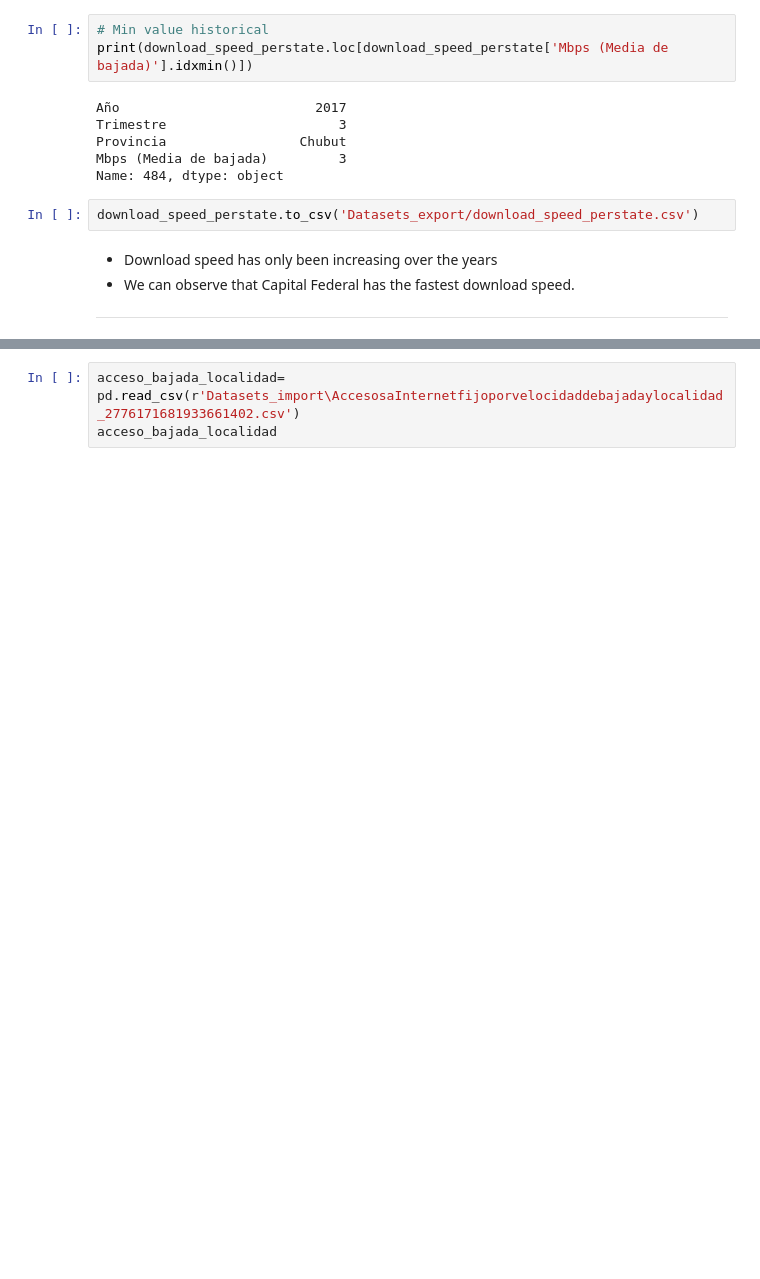
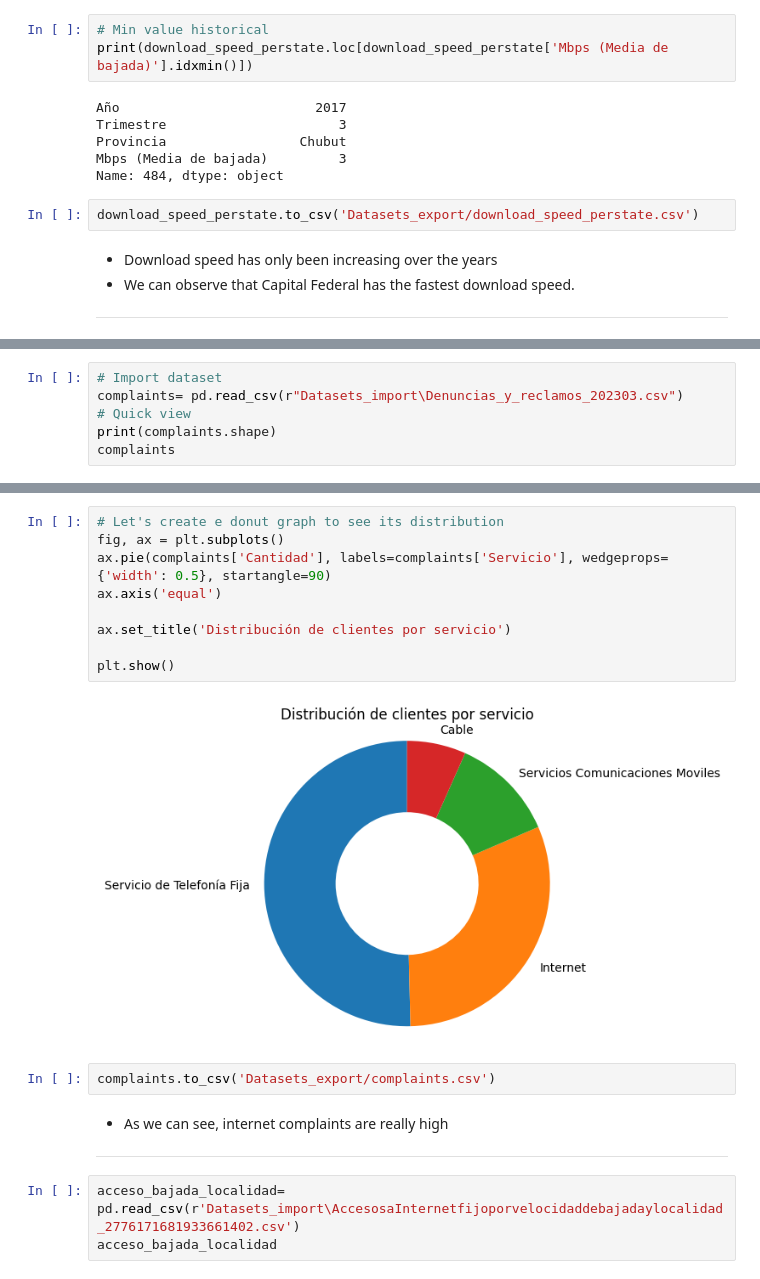
Before and after one commit to juanmaluna21/PI-DataAnalyst, a Jupyter notebook: dea_main.ipynb, the cells around one changed output, grey strips where cells are left out. Cells and saved outputs as stored; diff of their text form; blank space fills up the shorter version.

```diff
--- a/dea_main.ipynb
+++ b/dea_main.ipynb
@@ -1125,0 +1130,6 @@ download_speed_perstate.to_csv('Datasets_export/download_speed_perstate.csv')
+# %%
+# Import dataset
+complaints= pd.read_csv(r"Datasets_import\Denuncias_y_reclamos_202303.csv")
+# Quick view
+print(complaints.shape)
+complaints
@@ -1126,3 +1155,20 @@ download_speed_perstate.to_csv('Datasets_export/download_speed_perstate.csv')
+# %%
+# Let's create e donut graph to see its distribution
+fig, ax = plt.subplots()
+ax.pie(complaints['Cantidad'], labels=complaints['Servicio'], wedgeprops={'width': 0.5}, startangle=90)
+ax.axis('equal')
+
+ax.set_title('Distribución de clientes por servicio')
+
+plt.show()
+# %% [output]
+[figure, added]
+# %%
+complaints.to_csv('Datasets_export/complaints.csv')
+# %% [markdown]
+* As we can see, internet complaints are really high
+
+------
 # %%
 acceso_bajada_localidad= pd.read_csv(r'Datasets_import\AccesosaInternetfijoporvelocidaddebajadaylocalidad_2776171681933661402.csv')
 acceso_bajada_localidad
```
Also changed, not shown: parts of 4 cells of this notebook, 4 other files.
